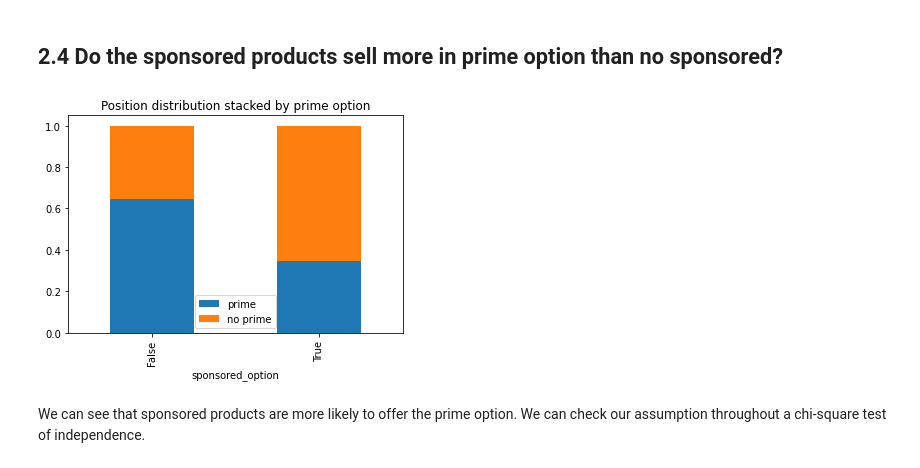
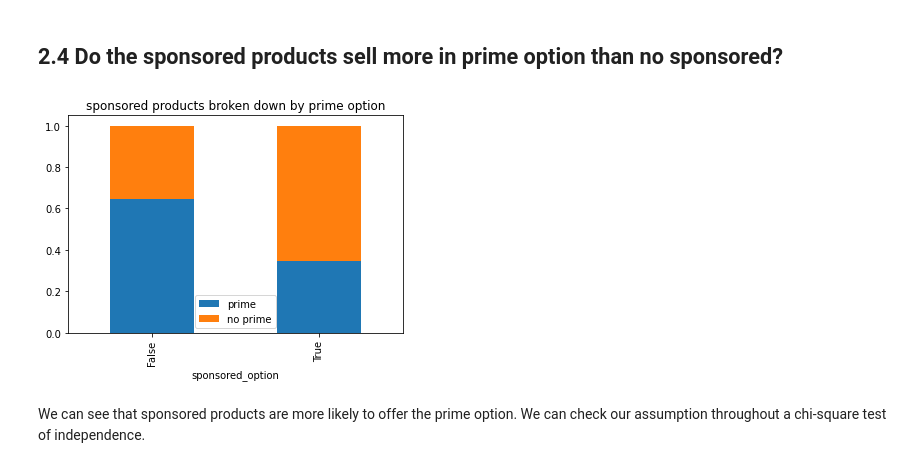
Before and after one commit to danielp2797/Amazon-Prime-Classification-Model, a Jupyter notebook: notebooks/2-exploratoy-analsys.ipynb, the cells around one changed output. Drawn from its saved outputs; the diff is of its cells as text; code cells hidden in the pictures.

```diff
--- a/notebooks/2-exploratoy-analsys.ipynb
+++ b/notebooks/2-exploratoy-analsys.ipynb
@@ -180,10 +180,10 @@ We can see that the higher the category rank, the less proportion of prime optio
 # %%
 pd.crosstab(data['sponsored_option'], data['prime_option'], normalize='index').plot(kind='bar', stacked=True)
 plt.legend(['prime', 'no prime'])
-plt.title('prime proportion broken d')
+plt.title('sponsored products broken down by prime option')
 plt.savefig('figures/sponsored-prime.png')
 # %% [output]
-[figure, old version]
+[figure, new version]
 # %% [markdown]
 We can see that sponsored products are more likely to offer the prime option. We can check our assumption throughout a chi-square test of independence.
 # %%
```
Also changed, not shown: parts of 3 cells of this notebook, 5 other files.
